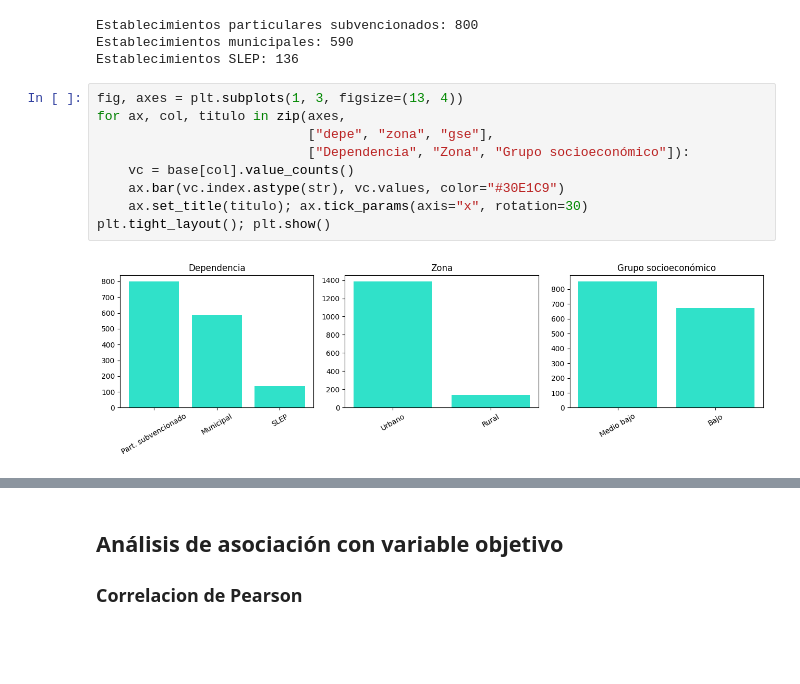
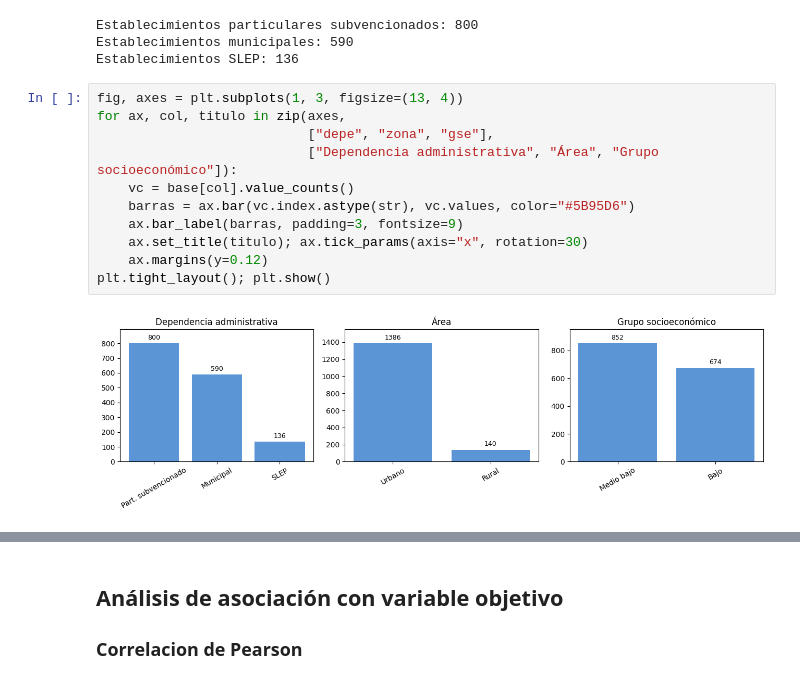
Before and after one commit to vcanalesg/dcc_taller_proyecto_g4, a Jupyter notebook: EDAyPreprocesamiento_01.ipynb, the cells around one changed output, grey strips where cells are left out. Cells and saved outputs as stored; diff of their text form; blank space fills up the shorter version.

```diff
--- a/EDAyPreprocesamiento_01.ipynb
+++ b/EDAyPreprocesamiento_01.ipynb
@@ -2201,11 +2201,13 @@ Establecimientos SLEP: 136
 # %%
 fig, axes = plt.subplots(1, 3, figsize=(13, 4))
 for ax, col, titulo in zip(axes,
                            ["depe", "zona", "gse"],
-                           ["Dependencia", "Zona", "Grupo socioeconómico"]):
+                           ["Dependencia administrativa", "Área", "Grupo socioeconómico"]):
     vc = base[col].value_counts()
-    ax.bar(vc.index.astype(str), vc.values, color="#30E1C9")
+    barras = ax.bar(vc.index.astype(str), vc.values, color="#5B95D6")
+    ax.bar_label(barras, padding=3, fontsize=9)
     ax.set_title(titulo); ax.tick_params(axis="x", rotation=30)
+    ax.margins(y=0.12)
 plt.tight_layout(); plt.show()
 # %% [output]
-[figure, old version]
+[figure, new version]
```
Also changed, not shown: parts of 16 cells of this notebook.
